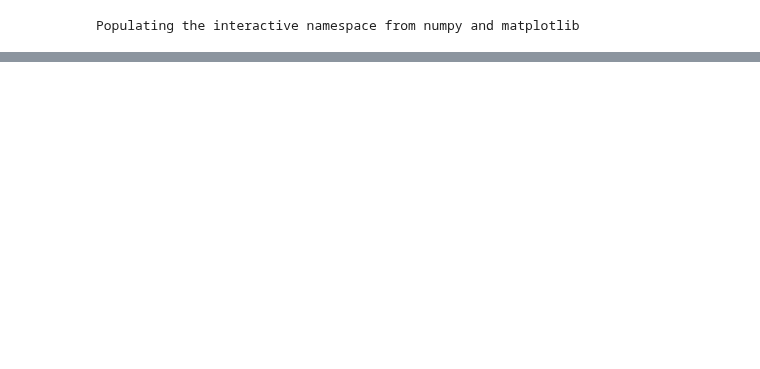
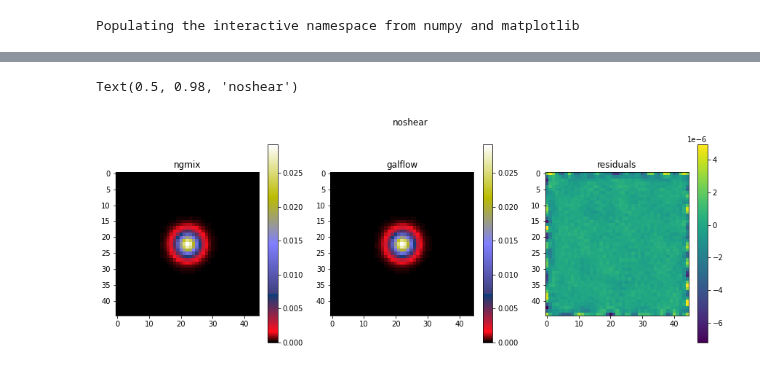
Before and after one commit to CosmoStat/autometacal, a Jupyter notebook: notebooks/NgmixComparison.ipynb, the cells around one changed output, grey strips where cells are left out. Cells and saved outputs as stored; diff of their text form; code cells hidden in the pictures; blank space fills up the shorter version.

Commit message:
Added trimmed down comparison to ngmix

```diff
--- a/notebooks/NgmixComparison.ipynb
+++ b/notebooks/NgmixComparison.ipynb
@@ -190,3 +161,7 @@ im_deconv = imk * ( (1./(kpsf+1e-15))*mask)
 # %%
+# Apply 0 shear
 im_sheared = galflow.shear(tf.expand_dims(im_deconv,-1),
                            atleast_1d(0.0), atleast_1d(0.0))[...,0]
+
+im_reconv = tf.signal.ifft2d(tf.signal.ifftshift(im_sheared* krpsf * mask))
+im_reconv = tf.math.real(tf.signal.fftshift(im_reconv))
@@ -196,6 +168,15 @@ def to_rfft(x):
-# %%
-# Reconvolve obs by PSF
-im_reconv = galflow.kconvolve(to_rfft(im_sheared), to_rfft(krpsf*mask),
-                              interp_factor=interp_factor,
-                              zero_padding_factor=2)
-im_reconv = tf.signal.fftshift(im_reconv[...,0])[:,22:-22,22:-22]
+# %%
+figure(figsize=[15,5])
+subplot(131)
+title('ngmix')
+imshow(obsdict['noshear'].image,cmap='gist_stern'); colorbar()
+subplot(132)
+imshow(im_reconv[0,:,:],cmap='gist_stern'); colorbar()
+title('galflow')
+subplot(133)
+imshow(im_reconv[0,:,:] - obsdict['noshear'].image); colorbar()
+title('residuals')
+suptitle('noshear')
+# %% [output]
+Text(0.5, 0.98, 'noshear')
+[figure, added]
```
Also changed, not shown: parts of 21 cells of this notebook.
